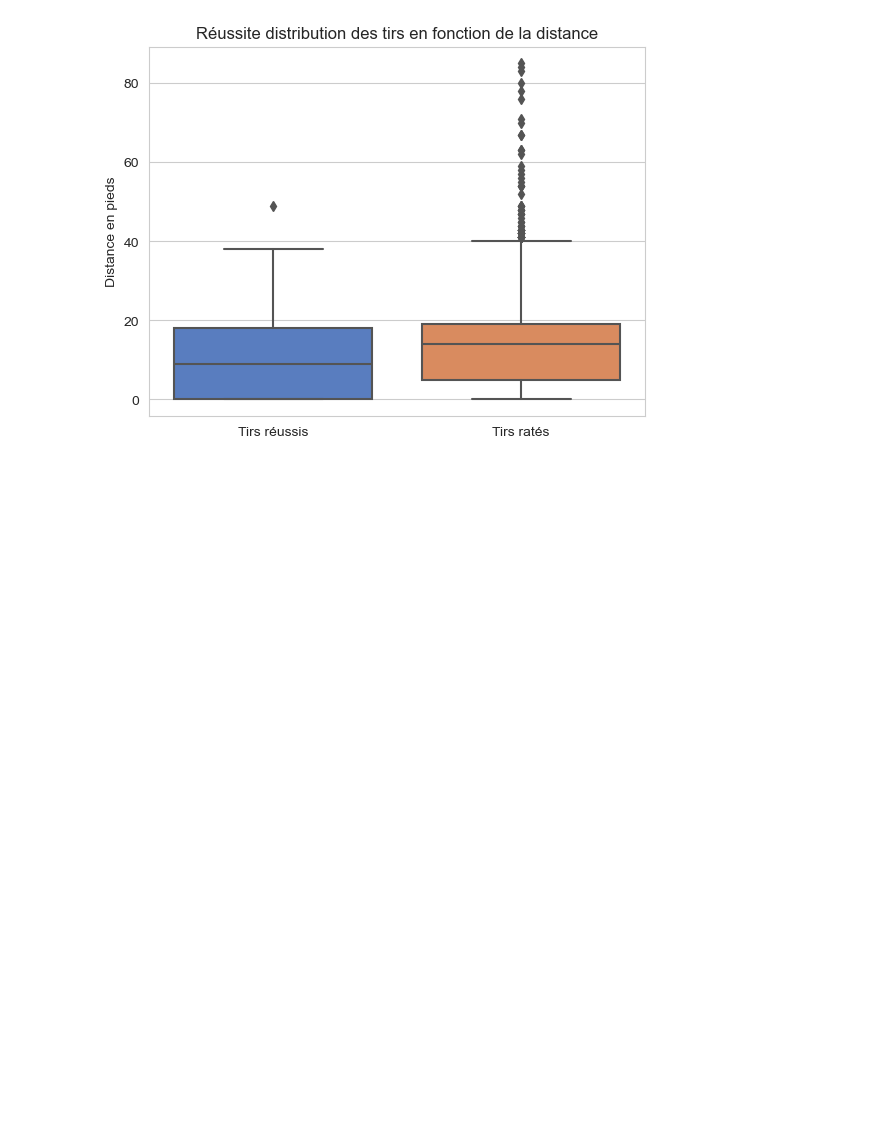
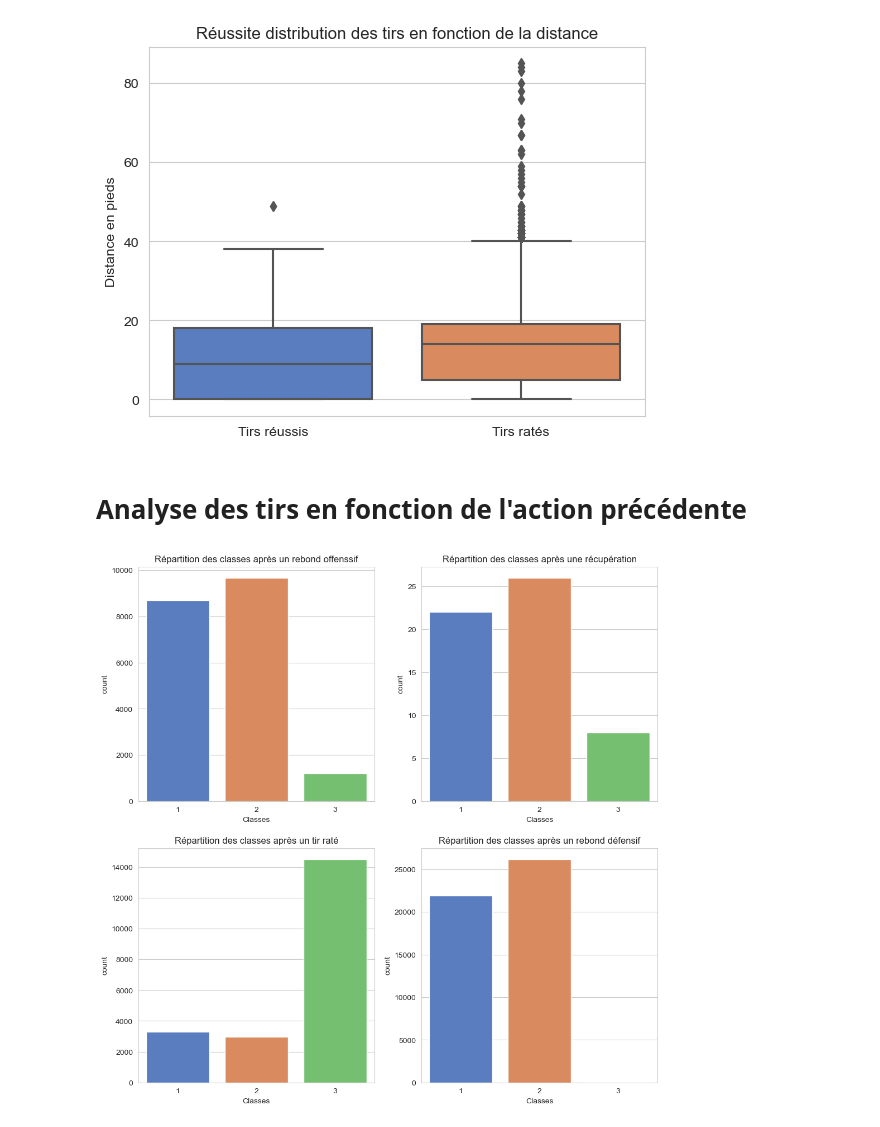
Before and after one commit to DataScientest-Studio/fev24_cds_nba1, a Jupyter notebook: notebooks/1.0-sarah-data-exploration.ipynb, the cells around one changed output. Drawn from its saved outputs; the diff is of its cells as text; code cells hidden in the pictures; blank space fills up the shorter version.

Commit message:
ajout action précédente et defensive rate de l'équipe adverse

```diff
--- a/notebooks/1.0-sarah-data-exploration.ipynb
+++ b/notebooks/1.0-sarah-data-exploration.ipynb
@@ -693,3 +694,8 @@ plt.title("Réussite distribution des tirs en fonction de la distance")
 plt.show()
 # %% [output]
 [figure]
+# %% [markdown]
+# Analyse des tirs en fonction de l'action précédente
+# %%
+df = pd.read_csv("../data/raw/2000-01_pbp.csv", index_col=0)
+df = df.set_index(['GAME_ID', 'EVENTNUM']).sort_index()
@@ -695,0 +738,22 @@ plt.show()
+# %%
+fig, ((ax1, ax2), (ax3, ax4)) = plt.subplots(2, 2, figsize=(12,12))
+
+sns.countplot(data = df[df['PREVIOUS_OFF_REBOUND']==True], x='EVENTMSGTYPE', ax=ax1)
+ax1.set_title("Répartition des classes après un rebond offenssif")
+ax1.set_xlabel("Classes")
+
+sns.countplot(data = df[df['PREVIOUS_OFF_TURNOVER']==True], x='EVENTMSGTYPE', ax=ax2 )
+ax2.set_title("Répartition des classes après une récupération")
+ax2.set_xlabel("Classes")
+
+sns.countplot(data = df[df['PREVIOUS_OFF_MISSED']==True], x='EVENTMSGTYPE', ax=ax3 )
+ax3.set_title("Répartition des classes après un tir raté")
+ax3.set_xlabel("Classes")
+
+sns.countplot(data = df[df['PREVIOUS_DEF_REBOUND']==True], x='EVENTMSGTYPE', ax=ax4 )
+ax4.set_title("Répartition des classes après un rebond défensif")
+ax4.set_xlabel("Classes")
+
+plt.show()
+# %% [output]
+[figure, added]
```
Also changed, not shown: parts of 3 cells of this notebook, 5 other files.
